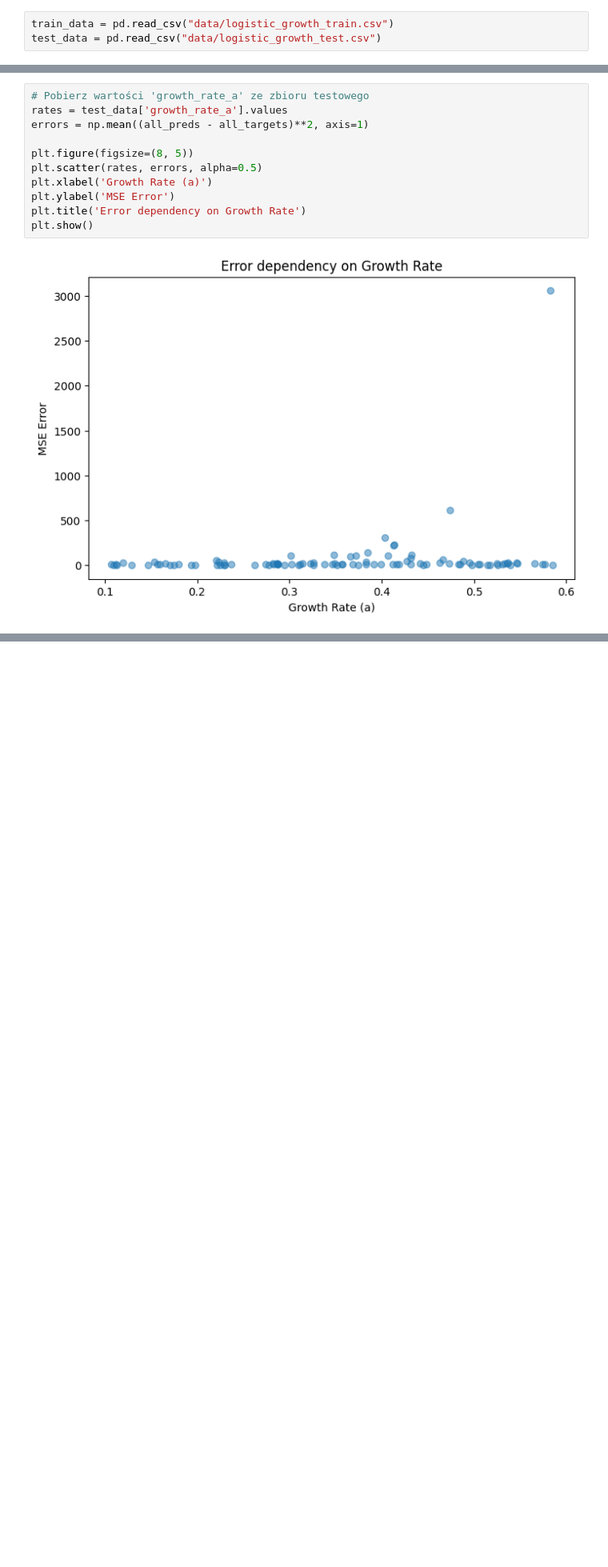
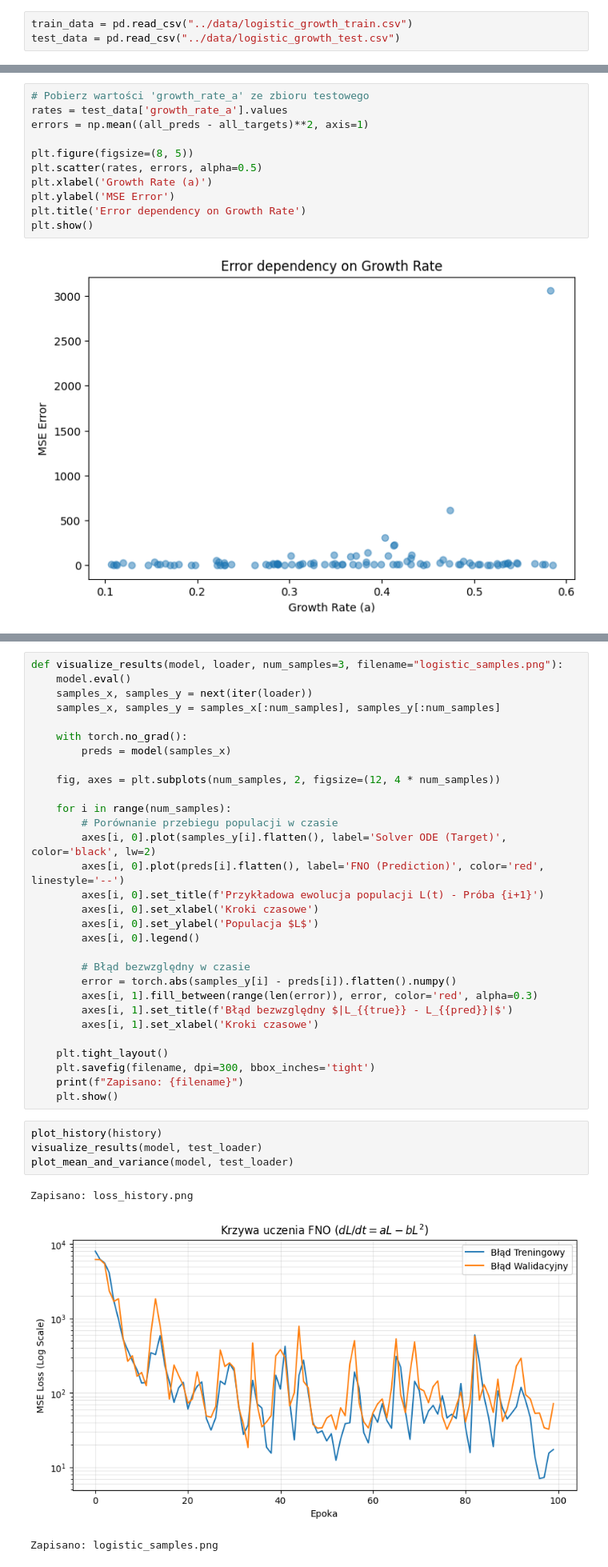
Before and after one commit to AntekBall/Approximating-Differential-Equation-Solution-Operators-with-Neural-Operators, a Jupyter notebook: Models/FNO_Log_growth.ipynb, the cells around one changed output, grey strips where cells are left out. Shown at 80% size. Cells and saved outputs as stored; diff of their text form; blank space fills up the shorter version.

Commit message:
Added random search and better plots

```diff
--- a/Models/FNO_Log_growth.ipynb
+++ b/Models/FNO_Log_growth.ipynb
@@ -5,6 +6,6 @@ import numpy as np
 # %%
-train_data = pd.read_csv("data/logistic_growth_train.csv")
-test_data = pd.read_csv("data/logistic_growth_test.csv")
+train_data = pd.read_csv("../data/logistic_growth_train.csv")
+test_data = pd.read_csv("../data/logistic_growth_test.csv")
 # %%
 train_data.head()
 # %% [output]
@@ -235,0 +464,38 @@ plt.show()
+# %%
+def visualize_results(model, loader, num_samples=3, filename="logistic_samples.png"):
+    model.eval()
+    samples_x, samples_y = next(iter(loader))
+    samples_x, samples_y = samples_x[:num_samples], samples_y[:num_samples]
+
+    with torch.no_grad():
+        preds = model(samples_x)
+
+    fig, axes = plt.subplots(num_samples, 2, figsize=(12, 4 * num_samples))
+
+    for i in range(num_samples):
+        # Porównanie przebiegu populacji w czasie
+        axes[i, 0].plot(samples_y[i].flatten(), label='Solver ODE (Target)', color='black', lw=2)
+        axes[i, 0].plot(preds[i].flatten(), label='FNO (Prediction)', color='red', linestyle='--')
+        axes[i, 0].set_title(f'Przykładowa ewolucja populacji L(t) - Próba {i+1}')
+        axes[i, 0].set_xlabel('Kroki czasowe')
+        axes[i, 0].set_ylabel('Populacja $L$')
+        axes[i, 0].legend()
+
+        # Błąd bezwzględny w czasie
+        error = torch.abs(samples_y[i] - preds[i]).flatten().numpy()
+        axes[i, 1].fill_between(range(len(error)), error, color='red', alpha=0.3)
+        axes[i, 1].set_title(f'Błąd bezwzględny $|L_{{true}} - L_{{pred}}|$')
+        axes[i, 1].set_xlabel('Kroki czasowe')
+
+    plt.tight_layout()
+    plt.savefig(filename, dpi=300, bbox_inches='tight')
+    print(f"Zapisano: {filename}")
+    plt.show()
+# %%
+plot_history(history)
+visualize_results(model, test_loader)
+plot_mean_and_variance(model, test_loader)
+# %% [output]
+Zapisano: loss_history.png
+[figure, added]
+Zapisano: logistic_samples.png
```
Also changed, not shown: parts of 11 cells of this notebook.
